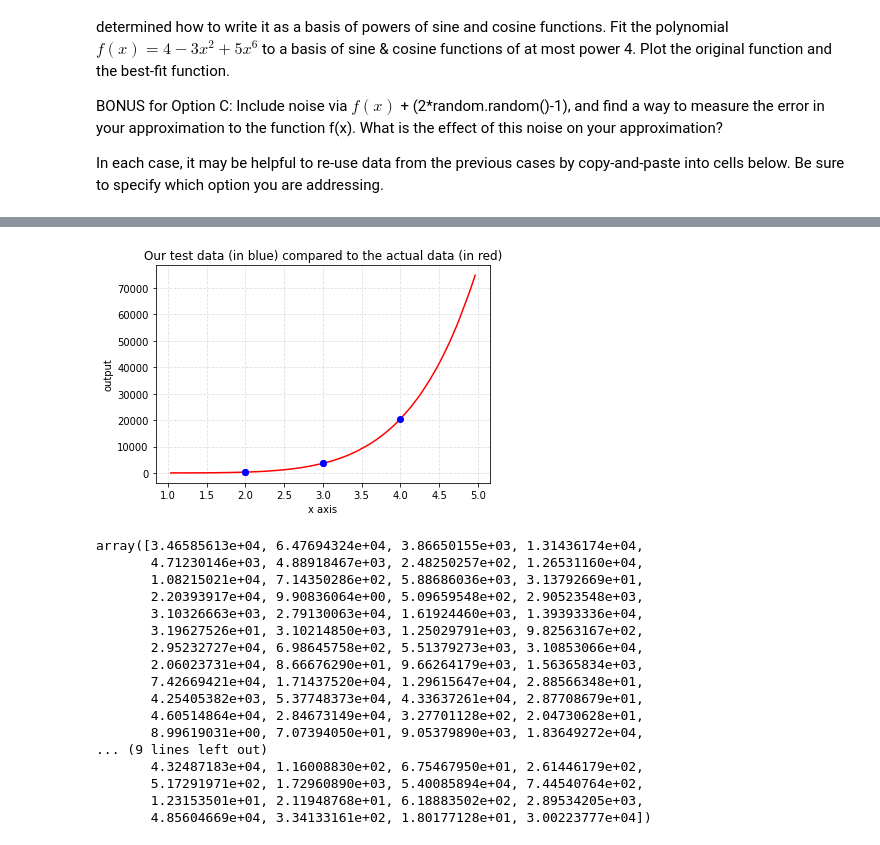
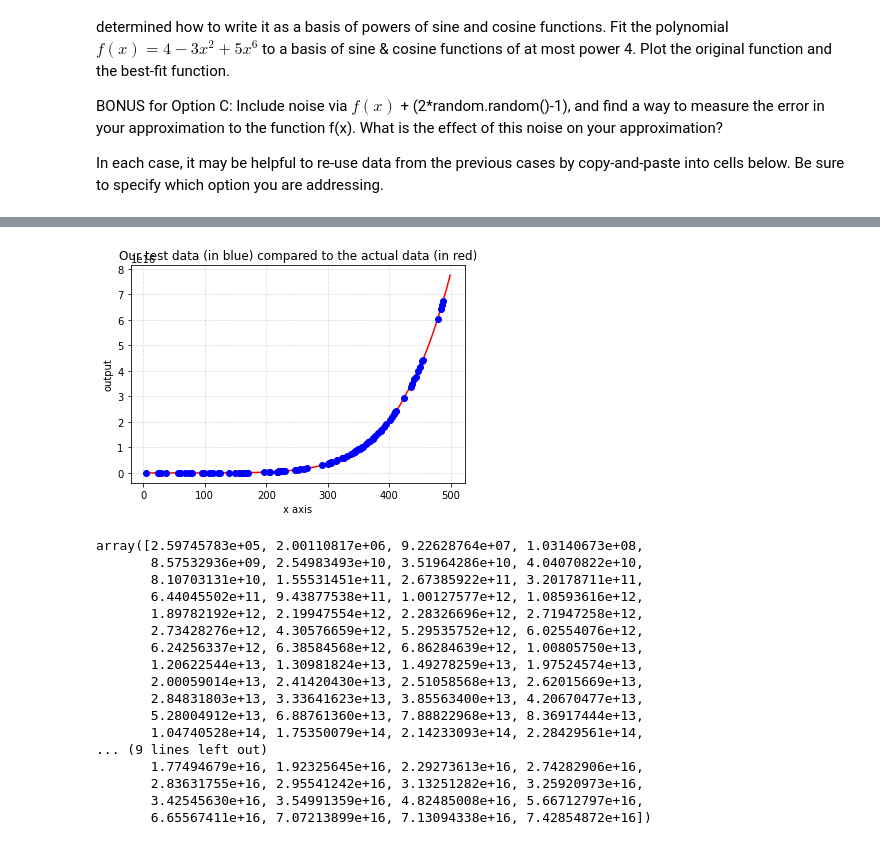
Before and after one commit to KapilKhanal/AdvLinearAlgebra, a Jupyter notebook: Project_4_Case_3_An_Interesting_Case_using_Singular_Values_and_Best_Fit.ipynb, the cells around one changed output, grey strips where cells are left out. Cells and saved outputs as stored; diff of their text form; code cells hidden in the pictures.

```diff
--- a/Project_4_Case_3_An_Interesting_Case_using_Singular_Values_and_Best_Fit.ipynb
+++ b/Project_4_Case_3_An_Interesting_Case_using_Singular_Values_and_Best_Fit.ipynb
@@ -52,10 +52,10 @@ In each case, it may be helpful to re-use data from the previous cases by copy-a
 actual_data_x = []
 actual_data_y = []
 
-#We'll use (cough... cough...) five   data points:
+#We'll use (cough... cough...) fifty    data points:
 
     # pick a random number x for range (1,10)
-actual_data_x = np.random.randint(low=1, high=5, size=5)
+actual_data_x = np.unique(np.random.randint(low=1, high=500, size=100))
 actual_data_y = 4 - 3*actual_data_x**2 + 5*actual_data_x**6
 actual_data_y
 # %% [output]
@@ -77,46 +93,46 @@ b = (np.matrix(actual_data_y)).transpose()
 # %%
 x = sym.symbols('x')
 
 xdata = []
 fdata = []
 
 #set up our 100 data points on the interval from (1, 5):
-xdata = np.random.uniform(low=1, high=5, size=100)
+xdata = np.random.uniform(low=1, high=500, size=100)
 xdata = np.unique(xdata)
 # find the ouput for our function on each data point:
 fdata = 4 - 3*xdata**2 + 5*xdata**6
 
 # Create the plot in red, and our datapoints in blue:
 plt.plot(xdata,fdata, color='red') + plt.plot(actual_data_x, actual_data_y, 'bo')
 
 # Add a title
 plt.title('Our test data (in blue) compared to the actual data (in red)')
 
 # Add X and y Label
 plt.xlabel('x axis')
 plt.ylabel('output')
 
 # Add a grid
 plt.grid(alpha=.4,linestyle='--')
 # %% [output]
-[figure, old version]
+[figure, new version]
 # %%
 fdata
 # %% [output]
-array([3.46585613e+04, 6.47694324e+04, 3.86650155e+03, 1.31436174e+04,
-       4.71230146e+03, 4.88918467e+03, 2.48250257e+02, 1.26531160e+04,
-       1.08215021e+04, 7.14350286e+02, 5.88686036e+03, 3.13792669e+01,
-       2.20393917e+04, 9.90836064e+00, 5.09659548e+02, 2.90523548e+03,
-       3.10326663e+03, 2.79130063e+04, 1.61924460e+03, 1.39393336e+04,
-       3.19627526e+01, 3.10214850e+03, 1.25029791e+03, 9.82563167e+02,
-       2.95232727e+04, 6.98645758e+02, 5.51379273e+03, 3.10853066e+04,
-       2.06023731e+04, 8.66676290e+01, 9.66264179e+03, 1.56365834e+03,
-       7.42669421e+04, 1.71437520e+04, 1.29615647e+04, 2.88566348e+01,
-       4.25405382e+03, 5.37748373e+04, 4.33637261e+04, 2.87708679e+01,
-       4.60514864e+04, 2.84673149e+04, 3.27701128e+02, 2.04730628e+01,
-       8.99619031e+00, 7.07394050e+01, 9.05379890e+03, 1.83649272e+04,
+array([2.59745783e+05, 2.00110817e+06, 9.22628764e+07, 1.03140673e+08,
+       8.57532936e+09, 2.54983493e+10, 3.51964286e+10, 4.04070822e+10,
+       8.10703131e+10, 1.55531451e+11, 2.67385922e+11, 3.20178711e+11,
+       6.44045502e+11, 9.43877538e+11, 1.00127577e+12, 1.08593616e+12,
+       1.89782192e+12, 2.19947554e+12, 2.28326696e+12, 2.71947258e+12,
+       2.73428276e+12, 4.30576659e+12, 5.29535752e+12, 6.02554076e+12,
+       6.24256337e+12, 6.38584568e+12, 6.86284639e+12, 1.00805750e+13,
+       1.20622544e+13, 1.30981824e+13, 1.49278259e+13, 1.97524574e+13,
+       2.00059014e+13, 2.41420430e+13, 2.51058568e+13, 2.62015669e+13,
+       2.84831803e+13, 3.33641623e+13, 3.85563400e+13, 4.20670477e+13,
+       5.28004912e+13, 6.88761360e+13, 7.88822968e+13, 8.36917444e+13,
+       1.04740528e+14, 1.75350079e+14, 2.14233093e+14, 2.28429561e+14,
 ... (9 lines left out)
-       4.32487183e+04, 1.16008830e+02, 6.75467950e+01, 2.61446179e+02,
-       5.17291971e+02, 1.72960890e+03, 5.40085894e+04, 7.44540764e+02,
-       1.23153501e+01, 2.11948768e+01, 6.18883502e+02, 2.89534205e+03,
-       4.85604669e+04, 3.34133161e+02, 1.80177128e+01, 3.00223777e+04])
+       1.77494679e+16, 1.92325645e+16, 2.29273613e+16, 2.74282906e+16,
+       2.83631755e+16, 2.95541242e+16, 3.13251282e+16, 3.25920973e+16,
+       3.42545630e+16, 3.54991359e+16, 4.82485008e+16, 5.66712797e+16,
+       6.65567411e+16, 7.07213899e+16, 7.13094338e+16, 7.42854872e+16])
```
Also changed, not shown: parts of 12 cells of this notebook.
